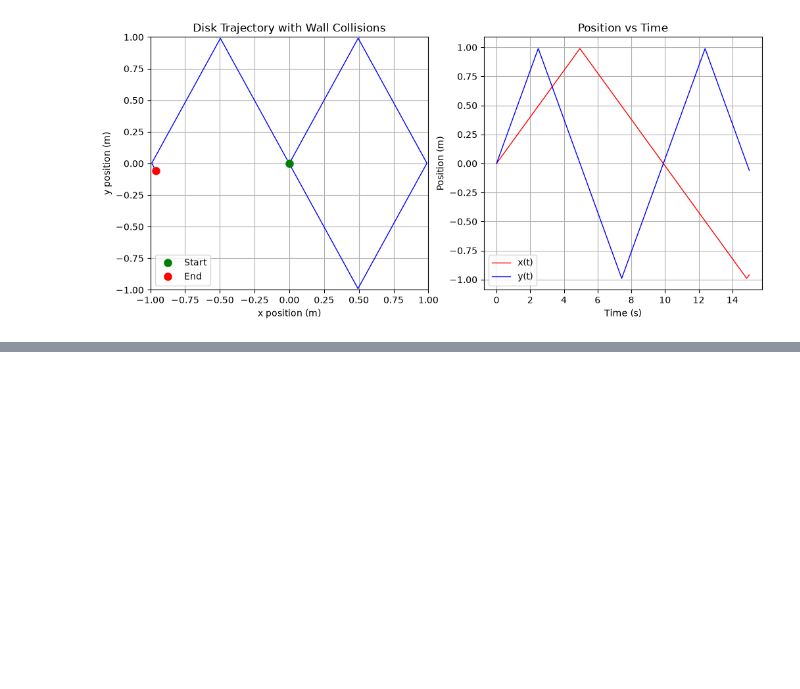
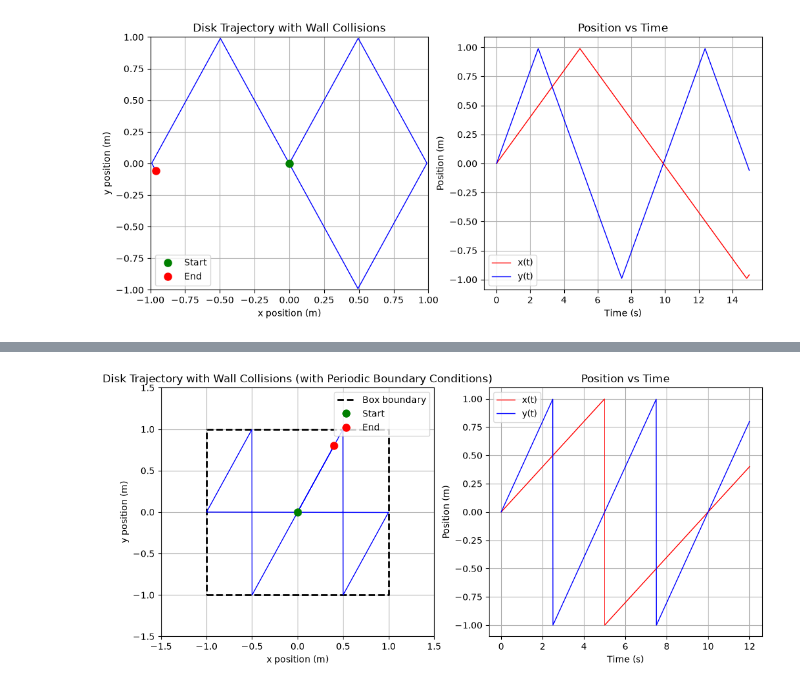
Before and after one commit to pamuduamarasinghe/Computational-Statistical-Mechanics, a Jupyter notebook: CSM03.ipynb, the cells around one changed output, grey strips where cells are left out. Cells and saved outputs as stored; diff of their text form; code cells hidden in the pictures; blank space fills up the shorter version.

Commit message:
with perodic boundary condtion

```diff
--- a/CSM03.ipynb
+++ b/CSM03.ipynb
@@ -215,0 +218,84 @@ plt.show()
+# %%
+import numpy as np
+import matplotlib.pyplot as plt
+
+class PeriodicDisk:
+    def __init__(self, x, y, vx, vy, radius):
+        self.x = x
+        self.y = y
+        self.vx = vx
+        self.vy = vy
+        self.radius = radius
+
+    def new_pos(self, dt):
+        #  x = x + v dt
+        self.x += self.vx * dt
+        self.y += self.vy * dt
+
+    def Collison_periodic(self, box):
+        # Apply periodic boundary conditions
+        half_box = box/ 2
+
+        if self.x > half_box:
+            self.x = -half_box + (self.x - half_box)
+        if self.x < -half_box:
+            self.x = half_box - (-half_box - self.x)
+        if self.y > half_box:
+            self.y = -half_box + (self.y - half_box)
+        if self.y < -half_box:
+            self.y = half_box - (-half_box - self.y)
+
+
+
+def simulate_periodic_disk(dt, t_total):
+    disk = PeriodicDisk(x=0, y=0, vx=0.2, vy=0.4, radius=0.01)
+
+    x_pos = []
+    y_pos = []
+    times = []
+
+    t = 0
+    while t <= t_total:
+        x_pos.append(disk.x)
+        y_pos.append(disk.y)
+        times.append(t)
+
+        disk.new_pos(dt)
+        disk.Collison_periodic(box=2.0)
+
+        t = t + dt
+
+    return x_pos, y_pos, times
+
+
+X, Y, T = simulate_periodic_disk(dt=0.01, t_total=12)
+
+plt.figure(figsize=(12, 5))
+
+
+plt.subplot(1, 2, 1)
+plt.plot([-1, 1, 1, -1, -1], [-1, -1, 1, 1, -1], 'k--', linewidth=2, label='Box boundary')
+plt.plot(X, Y, 'b-', linewidth=1)
+plt.plot(X[0], Y[0], 'go', markersize=8, label='Start')
+plt.plot(X[-1], Y[-1], 'ro', markersize=8, label='End')
+plt.xlabel('x position (m)')
+plt.ylabel('y position (m)')
+plt.title('Disk Trajectory with Wall Collisions (with Periodic Boundary Conditions)')
+plt.xlim(-1.5, 1.5)
+plt.ylim(-1.5, 1.5)
+plt.grid(True)
+plt.legend()
+
+
+plt.subplot(1, 2, 2)
+plt.plot(T, X, 'r-', label='x(t)', linewidth=1)
+plt.plot(T, Y, 'b-', label='y(t)', linewidth=1)
+plt.xlabel('Time (s)')
+plt.ylabel('Position (m)')
+plt.title('Position vs Time')
+plt.legend()
+plt.grid(True)
+
+plt.show()
+# %% [output]
+[figure, added]
```
Also changed, not shown: parts of 2 cells of this notebook.
